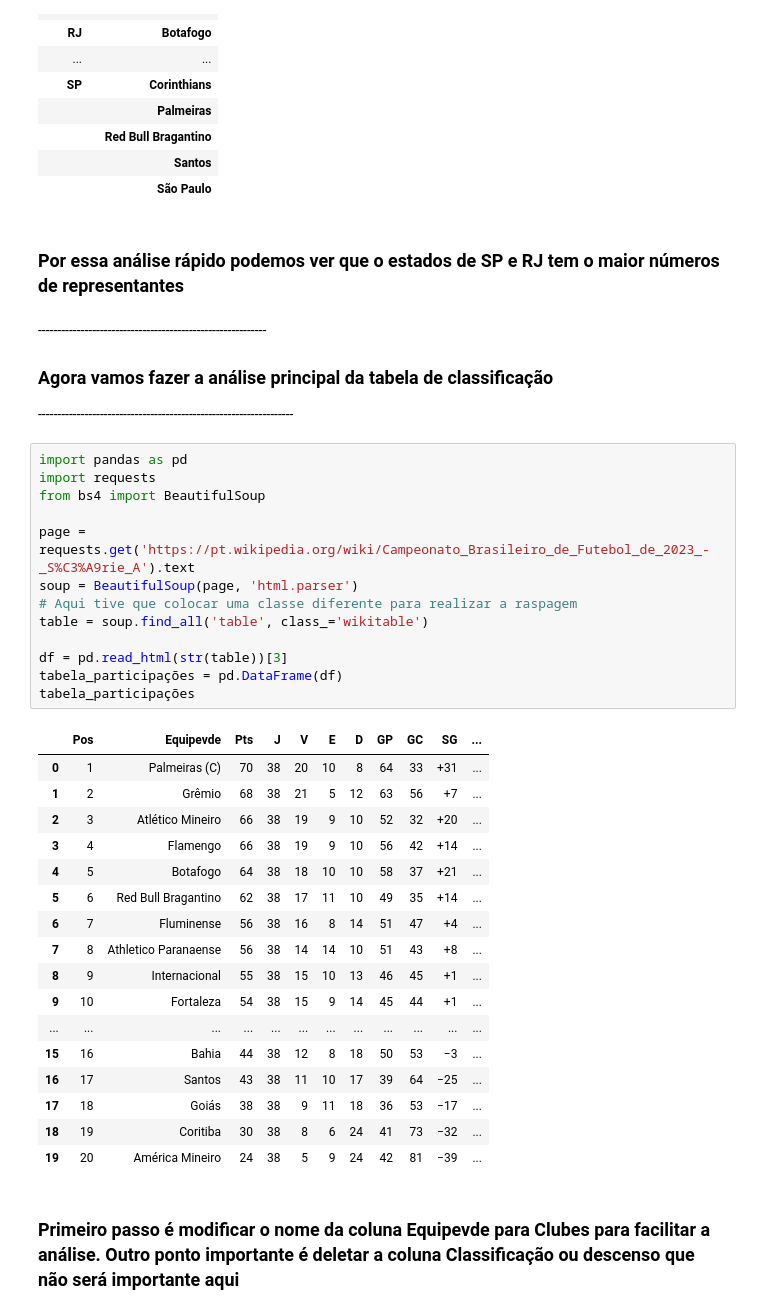
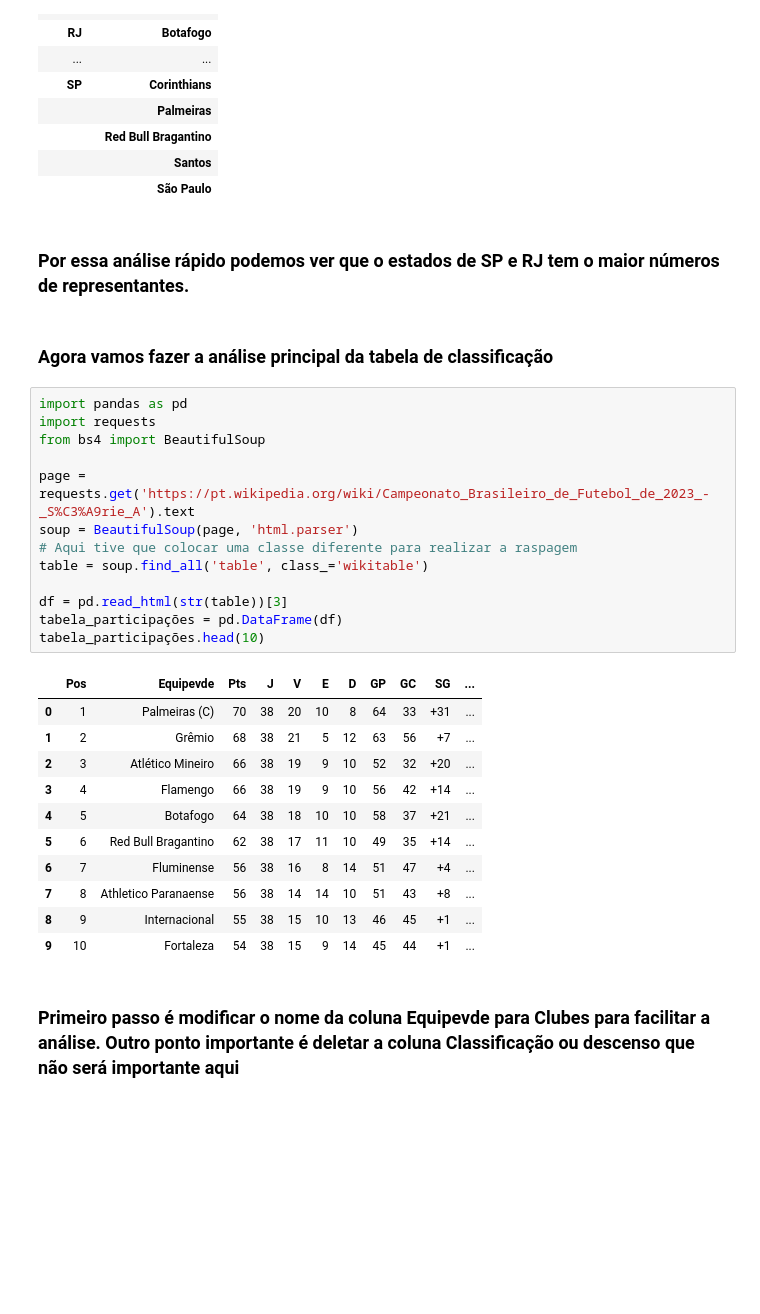
Before and after one commit to hugodevelopment/Web-Scraping, a Jupyter notebook: Análise_Brasileirão_2023.ipynb, the cells around one changed output. Drawn from its saved outputs; the diff is of its cells as text; blank space fills up the shorter version.

```diff
--- a/Análise_Brasileirão_2023.ipynb
+++ b/Análise_Brasileirão_2023.ipynb
@@ -91,40 +110,34 @@ Equipe_estados.first()
 |  | Santos |
 |  | São Paulo |
 # %% [markdown]
-<h3> Por essa análise rápido podemos ver que o estados de SP e RJ tem o maior números de representantes </h3>
+<h3> Por essa análise rápido podemos ver que o estados de SP e RJ tem o maior números de representantes. </h3>
 # %% [markdown]
------------------------------------------------------------ <h3> Agora vamos fazer a análise principal da tabela de classificação </h3> ------------------------------------------------------------------
+ <h3> Agora vamos fazer a análise principal da tabela de classificação
 # %%
 import pandas as pd
 import requests
 from bs4 import BeautifulSoup
 
 page = requests.get('https://pt.wikipedia.org/wiki/Campeonato_Brasileiro_de_Futebol_de_2023_-_S%C3%A9rie_A').text
 soup = BeautifulSoup(page, 'html.parser')
 # Aqui tive que colocar uma classe diferente para realizar a raspagem
 table = soup.find_all('table', class_='wikitable')
 
 df = pd.read_html(str(table))[3]
 tabela_participações = pd.DataFrame(df)
-tabela_participações
+tabela_participações.head(10)
 # %% [output]
 |  | Pos | Equipevde | Pts | J | V | E | D | GP | GC | SG | ... |
 | 0 | 1 | Palmeiras (C) | 70 | 38 | 20 | 10 | 8 | 64 | 33 | +31 | ... |
 | 1 | 2 | Grêmio | 68 | 38 | 21 | 5 | 12 | 63 | 56 | +7 | ... |
 | 2 | 3 | Atlético Mineiro | 66 | 38 | 19 | 9 | 10 | 52 | 32 | +20 | ... |
 | 3 | 4 | Flamengo | 66 | 38 | 19 | 9 | 10 | 56 | 42 | +14 | ... |
 | 4 | 5 | Botafogo | 64 | 38 | 18 | 10 | 10 | 58 | 37 | +21 | ... |
 | 5 | 6 | Red Bull Bragantino | 62 | 38 | 17 | 11 | 10 | 49 | 35 | +14 | ... |
 | 6 | 7 | Fluminense | 56 | 38 | 16 | 8 | 14 | 51 | 47 | +4 | ... |
 | 7 | 8 | Athletico Paranaense | 56 | 38 | 14 | 14 | 10 | 51 | 43 | +8 | ... |
 | 8 | 9 | Internacional | 55 | 38 | 15 | 10 | 13 | 46 | 45 | +1 | ... |
 | 9 | 10 | Fortaleza | 54 | 38 | 15 | 9 | 14 | 45 | 44 | +1 | ... |
-| ... | ... | ... | ... | ... | ... | ... | ... | ... | ... | ... | ... |
-| 15 | 16 | Bahia | 44 | 38 | 12 | 8 | 18 | 50 | 53 | −3 | ... |
-| 16 | 17 | Santos | 43 | 38 | 11 | 10 | 17 | 39 | 64 | −25 | ... |
-| 17 | 18 | Goiás | 38 | 38 | 9 | 11 | 18 | 36 | 53 | −17 | ... |
-| 18 | 19 | Coritiba | 30 | 38 | 8 | 6 | 24 | 41 | 73 | −32 | ... |
-| 19 | 20 | América Mineiro | 24 | 38 | 5 | 9 | 24 | 42 | 81 | −39 | ... |
 # %% [markdown]
 <h3> Primeiro passo é modificar o nome da coluna Equipevde para Clubes para facilitar a análise. Outro ponto importante é deletar a coluna Classificação ou descenso que não será importante aqui </h3>
 # %%
```
Also changed, not shown: parts of 30 cells of this notebook, 1 other file.
